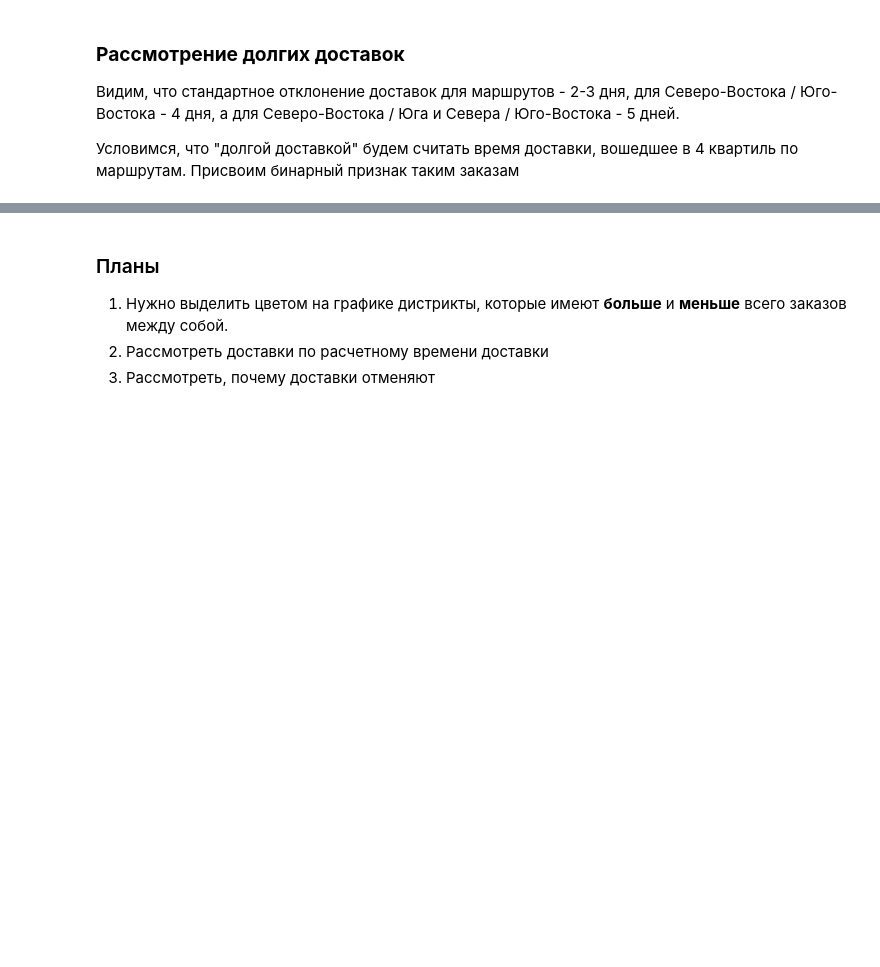
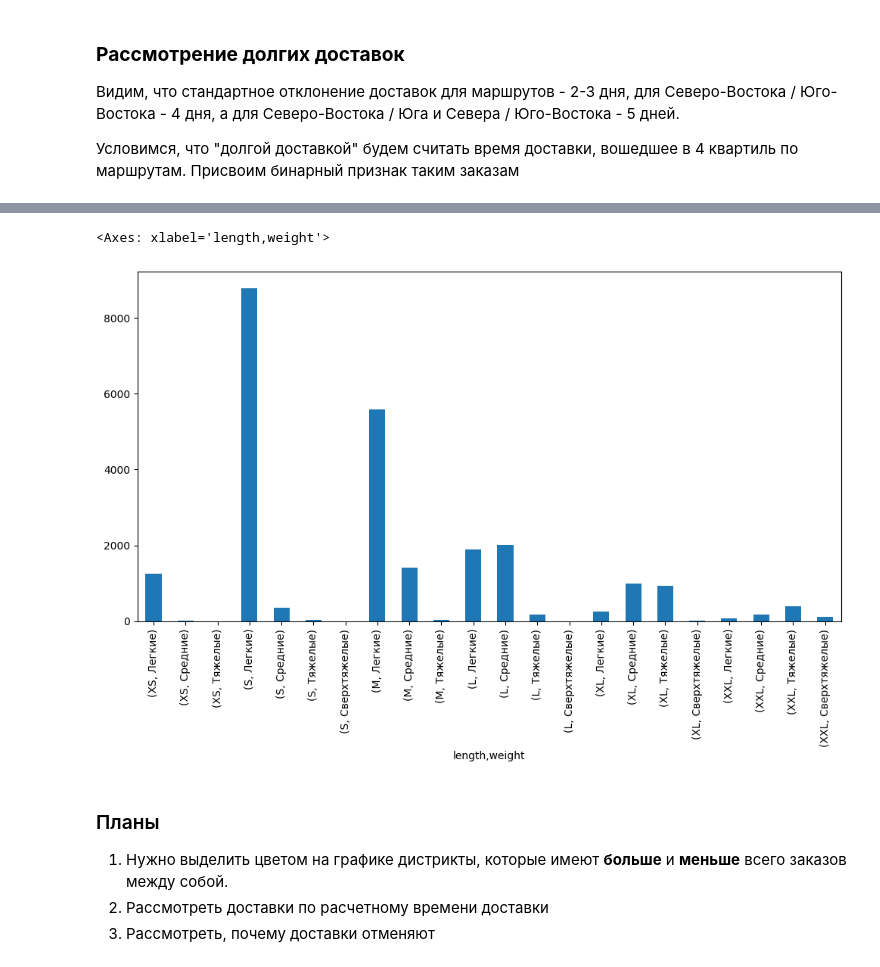
Before and after one commit to trineevkirill/brazillian_ecom, a Jupyter notebook: brazillian ecomm.ipynb, the cells around one changed output, grey strips where cells are left out. Drawn from its saved outputs; the diff is of its cells as text; code cells hidden in the pictures; blank space fills up the shorter version.

Commit message:
Добавляю градацию по весу и размеру посылок, строю графики

```diff
--- a/brazillian ecomm.ipynb
+++ b/brazillian ecomm.ipynb
@@ -661,10 +661,14 @@ for dist in high_delivered:
 
 Условимся, что "долгой доставкой" будем считать время доставки, вошедшее в 4 квартиль по маршрутам. Присвоим бинарный признак таким заказам
 # %%
-success_delivery['long_time_delivery'] = success_delivery.groupby('districts')['deliver_time'].transform(lambda x: x.quantile(0.75))
-success_delivery['is_long_delivery'] = (success_delivery['deliver_time'] > success_delivery['long_time_delivery']).astype(int)
+success_delivery["long_time_delivery"] = success_delivery.groupby("districts")["deliver_time"].transform(
+    lambda x: x.quantile(0.75)
+)
+success_delivery["is_long_delivery"] = (
+    success_delivery["deliver_time"] > success_delivery["long_time_delivery"]
+).astype(int)
 
-long_delivery = success_delivery[success_delivery['is_long_delivery']==1]
+long_delivery = success_delivery[success_delivery["is_long_delivery"] == 1]
 long_delivery.head()
 # %% [output]
 |  | order_id | order_status | seller_id | seller_state | seller_district | customer_id | customer_state | ... |
@@ -674,7 +678,9 @@ long_delivery.head()
 | 21 | 000e906b789b55f64edcb1f84030f90d | delivered | ea8482cd71df3c1969d7b9473ff13abc | SP | Юго-Восток | 6a3b2fc9f270df258605e22bef19fd88 | SP | ... |
 | 22 | 000f25f4d72195062c040b12dce9a18a | delivered | 7c67e1448b00f6e969d365cea6b010ab | SP | Юго-Восток | 86ade8ebc14f18dd6c3ea75bd0eb7534 | RJ | ... |
 # %%
-long_delivery_df = long_delivery[['order_id', 'order_status', 'districts', 'deliver_time', 'long_time_delivery']].merge(order_items[['order_id', 'product_id']], how='left', on='order_id')
+long_delivery_df = long_delivery[["order_id", "order_status", "districts", "deliver_time", "long_time_delivery"]].merge(
+    order_items[["order_id", "product_id"]], how="left", on="order_id"
+)
 long_delivery_df = long_delivery_df.merge(products)
 long_delivery_df.head()
 # %% [output]
@@ -686,0 +717,16 @@ long_delivery_df.head()
+# %%
+# Размер
+
+long_delivery_df['sum_side'] = long_delivery_df['product_length_cm'] + long_delivery_df['product_height_cm'] + long_delivery_df['product_width_cm']
+
+length_bins = [0, 35, 60, 90, 120, 150, np.inf]
+length_labels = ["XS", "S", "M", "L", "XL", "XXL"]
+long_delivery_df['length'] = pd.cut(long_delivery_df['sum_side'], bins=length_bins, labels=length_labels, right=False)
+
+# Вес
+
+weight_bins = [0, 2000, 10000, 30000, np.inf]
+weight_labels = ["Легкие", "Средние", "Тяжелые", "Сверхтяжелые"]
+long_delivery_df["weight"] = pd.cut(long_delivery_df["product_weight_g"], bins=weight_bins, labels=weight_labels, right=False)
+
+long_delivery_df.head()
@@ -686,0 +740,3 @@ long_delivery_df.head()
+# %%
+long_delivery_df_grouped = long_delivery_df.groupby(['length', 'weight'])['order_id'].nunique()
+long_delivery_df_grouped.reset_index()
@@ -687,3 +761,16 @@ long_delivery_df.head()
+# %%
+plt.figure(figsize=(12, 6))
+
+sns.barplot(
+    data=long_delivery_df_grouped,
+
+)
+
+
+# long_delivery_df_grouped
+# %% [output]
+<Axes: xlabel='length,weight'>
+[figure, added]
 # %% [markdown]
 ### Планы
 
```
Also changed, not shown: parts of 7 cells of this notebook.
